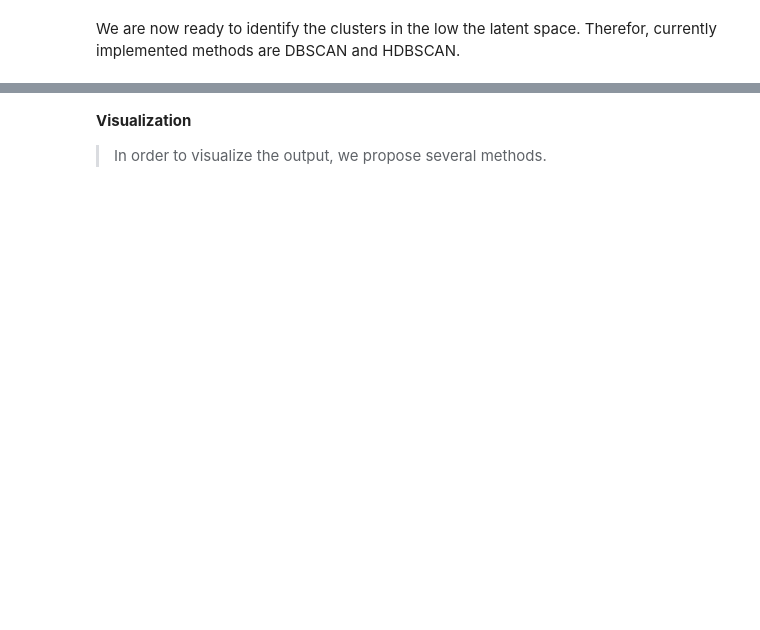
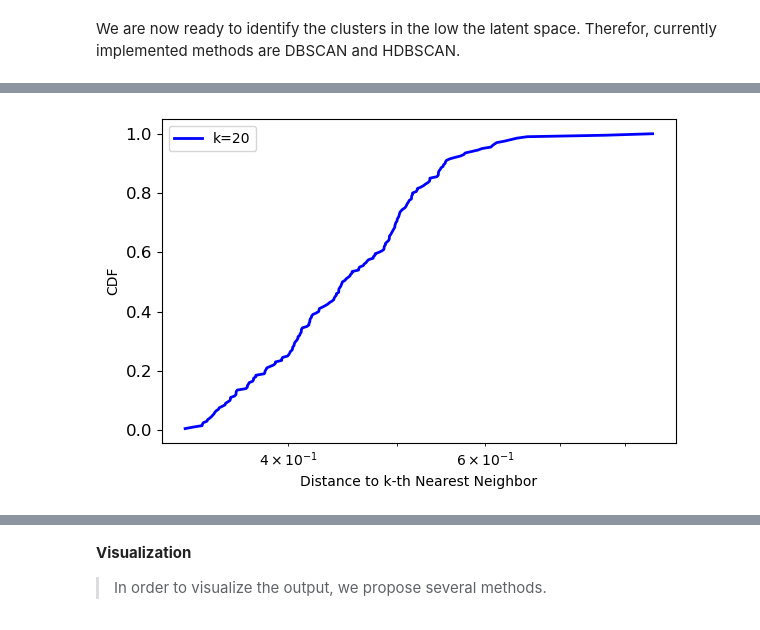
Before and after one commit to uhgtb/rm_classifier, a Jupyter notebook: tutorials/notebooks/umap_classifier.ipynb, the cells around one changed output, grey strips where cells are left out. Cells and saved outputs as stored; diff of their text form; code cells hidden in the pictures; blank space fills up the shorter version.

```diff
--- a/tutorials/notebooks/umap_classifier.ipynb
+++ b/tutorials/notebooks/umap_classifier.ipynb
@@ -132,0 +133,6 @@ Overriding db_eps with value 0.5 from kwargs.
+# %%
+# If the DBSCAN parameter eps is not clear in advance it can be manually determined by plotting the k-distance graph.
+# Suitable values for eps are at the upper "elbow" of the curve.
+fig, ax = u_clas.k_distance_plot(embeddings, k=20)
+# %% [output]
+[figure, added]
```
Also changed, not shown: parts of 21 cells of this notebook, 9 other files.
